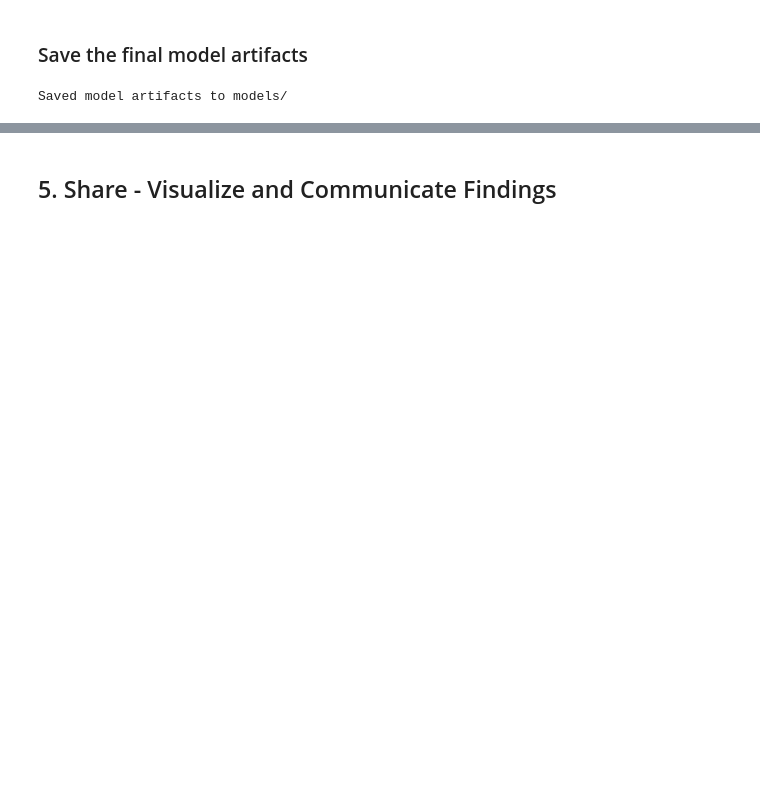
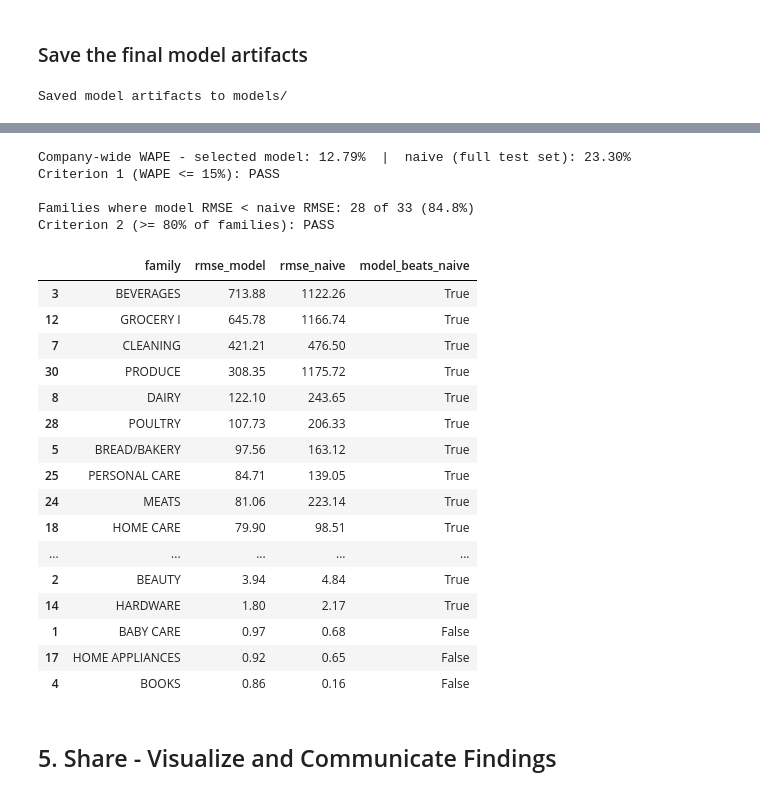
Before and after one commit to Sudharshan205-Proj/retail-demand-forecasting, a Jupyter notebook: retail-demand-forecasting.ipynb, the cells around one changed output, grey strips where cells are left out. Saved outputs shown, nothing was run; the diff lists cells and outputs as text; code cells hidden in the pictures; blank space fills up the shorter version.

```diff
--- a/retail-demand-forecasting.ipynb
+++ b/retail-demand-forecasting.ipynb
@@ -1246,3 +1288,62 @@ Saved model artifacts to models/
+# %%
+# Family label for each test row (recovered from the one-hot columns)
+family_cols = [c for c in final_feature_cols if c.startswith("family_")]
+eval_df = test_df[["date", "store_nbr"]].copy()
+eval_df["family"] = test_df[family_cols].idxmax(axis=1).str.replace("family_", "", n=1, regex=False)
+eval_df["y_true"] = y_test_full.values.astype("float64")
+eval_df["y_pred"] = np.asarray(final_pred_full, dtype="float64")
+
+# Naive (yesterday's value) forecast for every store x family on the full test set
+naive_full = train.sort_values(["store_nbr", "family", "date"]).copy()
+naive_full["naive_pred"] = naive_full.groupby(["store_nbr", "family"], observed=True)["sales"].shift(1)
+naive_full["family"] = naive_full["family"].astype(str)
+eval_df = eval_df.merge(
+    naive_full[["date", "store_nbr", "family", "naive_pred"]],
+    on=["date", "store_nbr", "family"], how="left",
+)
+assert eval_df["naive_pred"].notna().all(), "naive forecast missing for some test rows"
+
+model_wape = wape(eval_df["y_true"].values, eval_df["y_pred"].values)
+naive_wape_full = wape(eval_df["y_true"].values, eval_df["naive_pred"].values.astype("float64"))
+print(f"Company-wide WAPE - selected model: {model_wape:.2f}%  |  naive (full test set): {naive_wape_full:.2f}%")
+print(f"Criterion 1 (WAPE <= 15%): {'PASS' if model_wape <= 15 else 'FAIL'}")
+
+family_rows = []
+for fam_name, g in eval_df.groupby("family"):
+    family_rows.append({
+        "family": fam_name,
+        "rmse_model": rmse(g["y_true"].values, g["y_pred"].values),
+        "rmse_naive": rmse(g["y_true"].values, g["naive_pred"].values.astype("float64")),
+    })
+family_rmse = pd.DataFrame(family_rows)
+family_rmse["model_beats_naive"] = family_rmse["rmse_model"] < family_rmse["rmse_naive"]
+share_beating = family_rmse["model_beats_naive"].mean() * 100
+print(f"\nFamilies where model RMSE < naive RMSE: {family_rmse['model_beats_naive'].sum()} of {len(family_rmse)} ({share_beating:.1f}%)")
+print(f"Criterion 2 (>= 80% of families): {'PASS' if share_beating >= 80 else 'FAIL'}")
+family_rmse.sort_values("rmse_model", ascending=False).round(2)
+# %% [output]
+Company-wide WAPE - selected model: 12.79%  |  naive (full test set): 23.30%
+Criterion 1 (WAPE <= 15%): PASS
+
+Families where model RMSE < naive RMSE: 28 of 33 (84.8%)
+Criterion 2 (>= 80% of families): PASS
+|  | family | rmse_model | rmse_naive | model_beats_naive |
+| 3 | BEVERAGES | 713.88 | 1122.26 | True |
+| 12 | GROCERY I | 645.78 | 1166.74 | True |
+| 7 | CLEANING | 421.21 | 476.50 | True |
+| 30 | PRODUCE | 308.35 | 1175.72 | True |
+| 8 | DAIRY | 122.10 | 243.65 | True |
+| 28 | POULTRY | 107.73 | 206.33 | True |
+| 5 | BREAD/BAKERY | 97.56 | 163.12 | True |
+| 25 | PERSONAL CARE | 84.71 | 139.05 | True |
+| 24 | MEATS | 81.06 | 223.14 | True |
+| 18 | HOME CARE | 79.90 | 98.51 | True |
+| ... | ... | ... | ... | ... |
+| 2 | BEAUTY | 3.94 | 4.84 | True |
+| 14 | HARDWARE | 1.80 | 2.17 | True |
+| 1 | BABY CARE | 0.97 | 0.68 | False |
+| 17 | HOME APPLIANCES | 0.92 | 0.65 | False |
+| 4 | BOOKS | 0.86 | 0.16 | False |
 # %% [markdown]
 ## 5. Share - Visualize and Communicate Findings
 # %%
```
Also changed, not shown: parts of 29 cells of this notebook, 12 other files.
